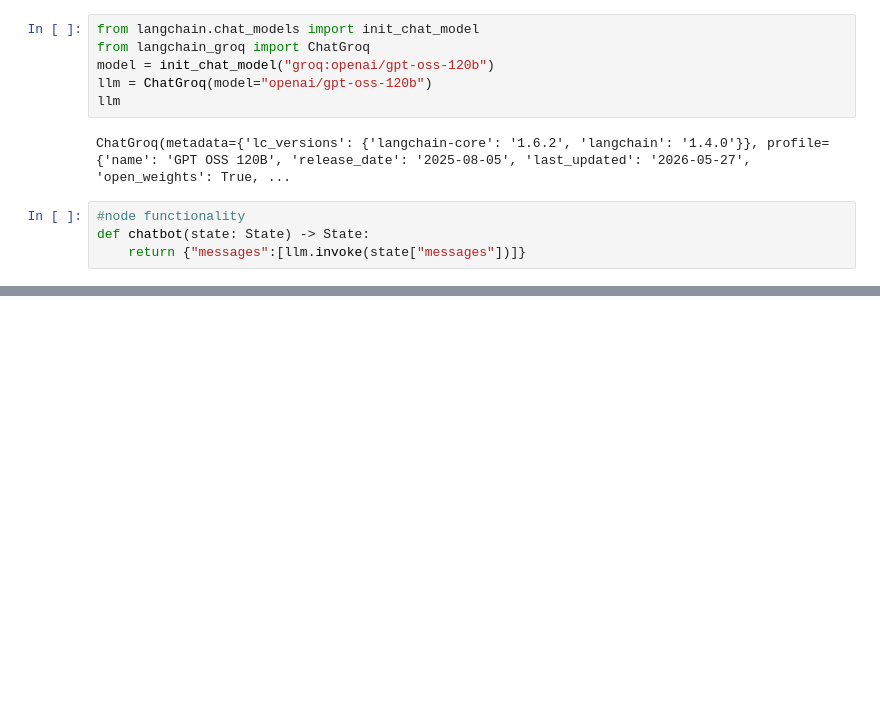
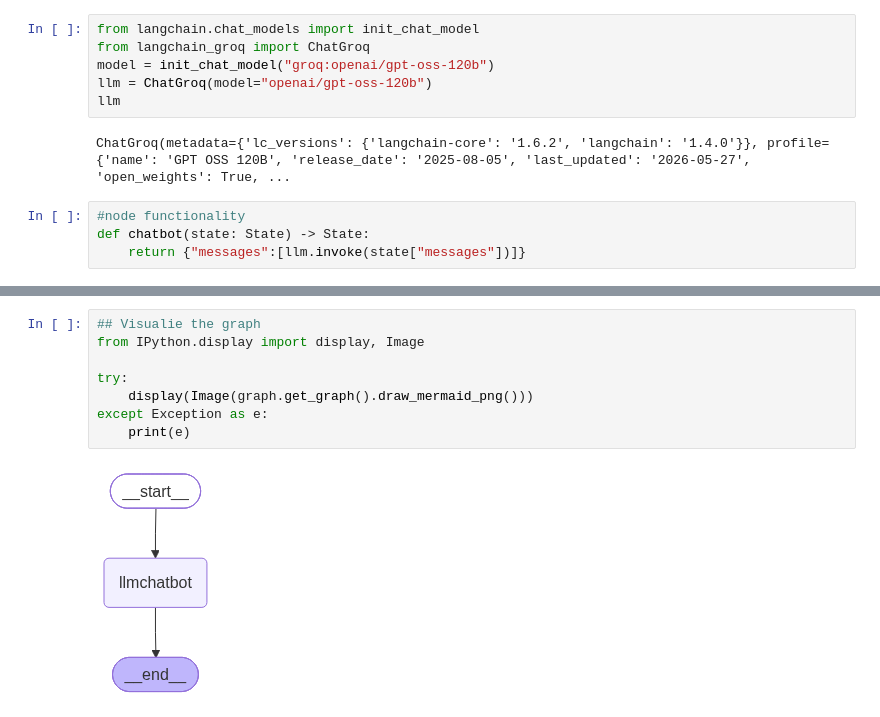
Before and after one commit to lunatic-bot/AgenticLangGraph, a Jupyter notebook: 1-BasicChatBot/1-basicchatbot.ipynb, the cells around one changed output, grey strips where cells are left out. Drawn from its saved outputs; the diff is of its cells as text; blank space fills up the shorter version.

```diff
--- a/1-BasicChatBot/1-basicchatbot.ipynb
+++ b/1-BasicChatBot/1-basicchatbot.ipynb
@@ -47,0 +52,10 @@ graph_builder.add_node(END)
+# %%
+## Visualie the graph
+from IPython.display import display, Image
+
+try:
+    display(Image(graph.get_graph().draw_mermaid_png()))
+except Exception as e:
+    print(e)
+# %% [output]
+[figure, added]
```
Also changed, not shown: parts of 23 cells of this notebook, 1 other file.
